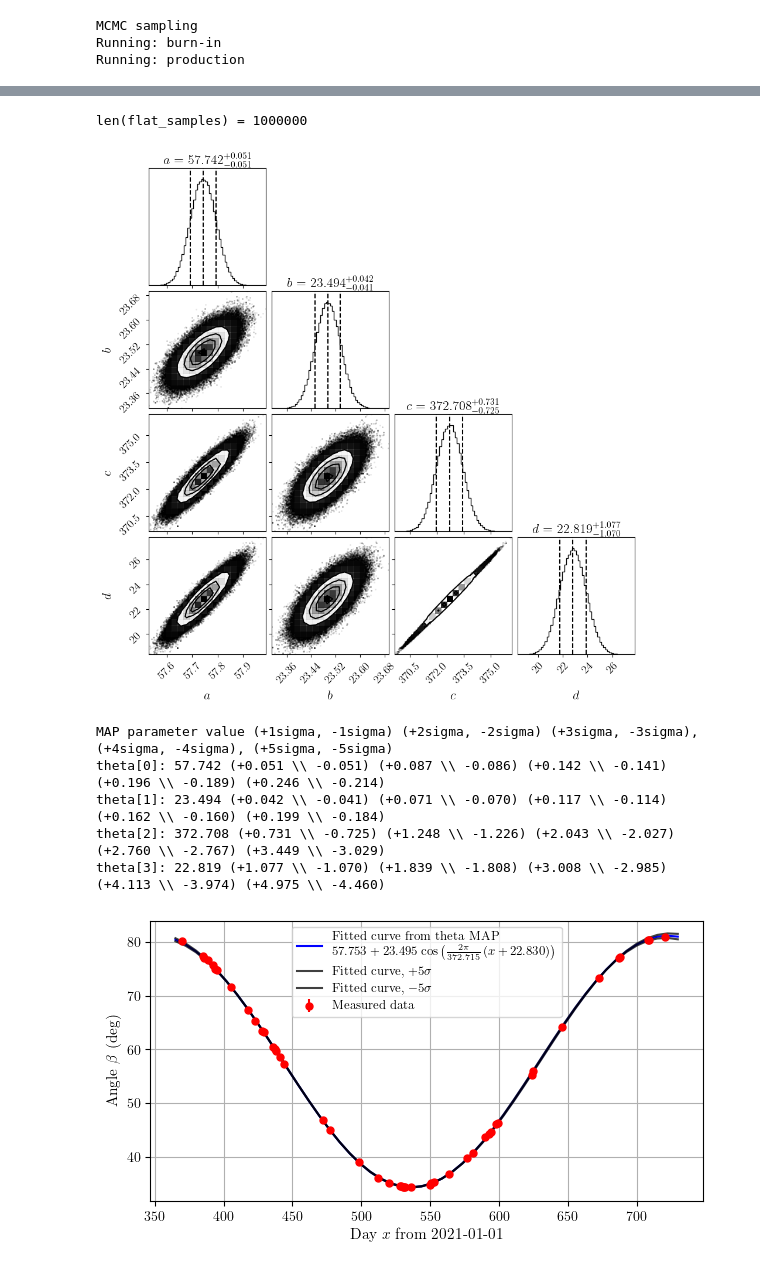
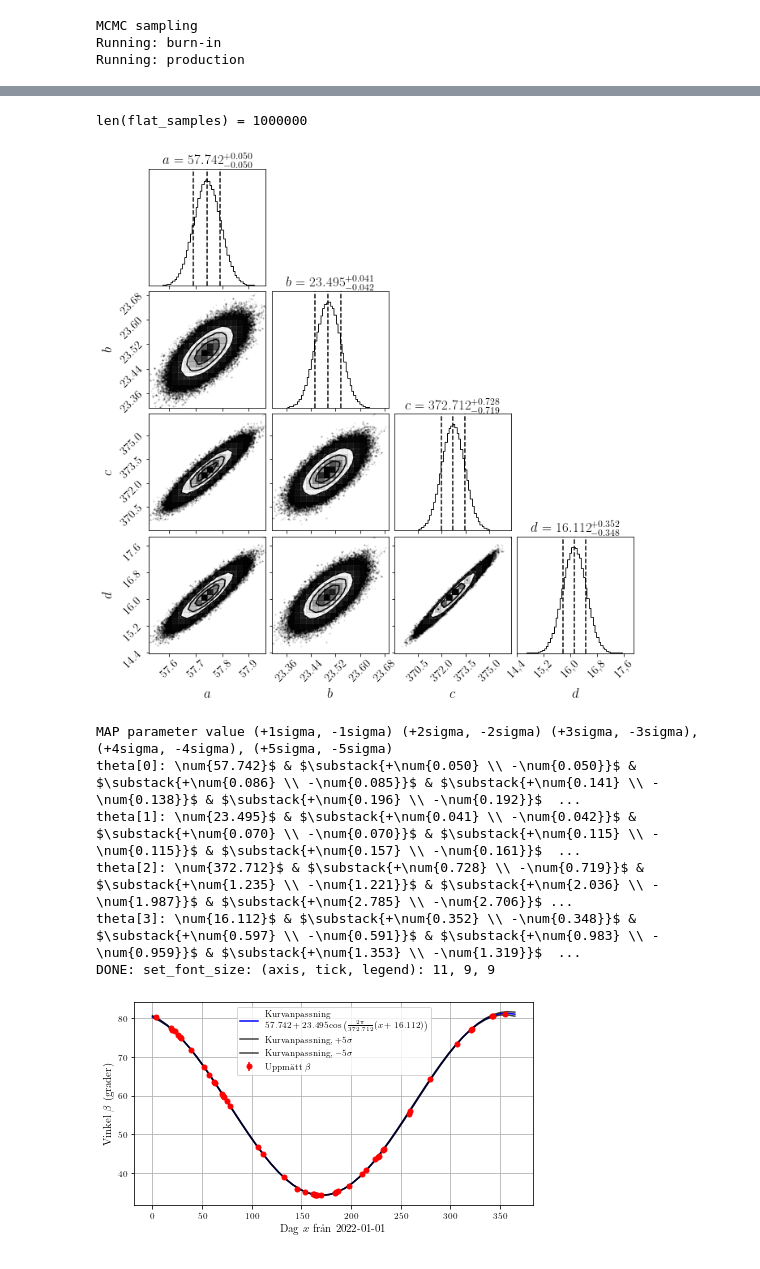
Before and after one commit to GottfridOlsson/Latitude-Measurements, a Jupyter notebook: bayesian_analysis.ipynb, the cells around one changed output, grey strips where cells are left out. Cells and saved outputs as stored; diff of their text form; code cells hidden in the pictures.

```diff
--- a/bayesian_analysis.ipynb
+++ b/bayesian_analysis.ipynb
@@ -65,10 +66,11 @@ d_min, d_max = -190, 190 # d is number of days in shift
 c_mu, c_sigma = 365.25, 1.0 # c is number of days in a year
 d_mu, d_sigma = 11.0, 2.0 # d is number of days in shift
 
+day = day - np.ones_like(day) - 365
 # Check that raw data looks good
 plt.title("Raw data")
 plt.errorbar(day, measured_data, yerr=sigma, color='r', marker='o', linestyle='')
-plt.xlabel("Day $x$ from 2021-01-01")
+plt.xlabel("Day $x$ from 2022-01-01") #changed to 2022
 plt.ylabel("Measured angle $\\alpha$ (deg)")
 plt.grid()
 # %% [output]
@@ -144,10 +146,10 @@ def run_MCMC(starting_position_walkers, number_of_walkers, number_of_dimensions,
 # Preparations to run MCMC #
 
 data = [day, measured_data, sigma]
-initial_theta = np.array([57.7, 23.5, 365.25, 10]) #initial parameter guess to help MCMC be faster
+initial_theta = np.array([57.7, 23.4, 365.25, 10]) #initial parameter guess to help MCMC be faster
 
 number_of_walkers = 10
-number_of_burn_in_steps = 1500
+number_of_burn_in_steps = 1000
 number_of_production_steps = 100000
 number_of_dimensions = len(initial_theta)
 MCMC_filename = f"MCMC_walkers{number_of_walkers}_burninsteps{number_of_burn_in_steps}_productionsteps{number_of_production_steps}"
@@ -205,9 +211,8 @@ fig = corner.corner(flat_samples,
                     quantiles=[0.16, 0.50, 0.84],
                     show_titles=True,
                     hist_bin_factor=3,
-                    title_kwargs={"fontsize": 16},
-                    label_kwargs={"fontsize": 16},)
-
+                    title_kwargs={"fontsize": 17},
+                    label_kwargs={"fontsize": 17},)
 # Styling
 for ax in fig.get_axes():
     ax.tick_params(axis='both', labelsize=14)
@@ -216,7 +221,7 @@ for ax in fig.get_axes():
 fig.savefig(f"MCMC figures/corner_{reader_filename}.pdf")
 # %% [output]
 len(flat_samples) = 1000000
-[figure, old version]
+[figure, new version]
 # %%
 # GET THETA THAT MAXIMIZES POSTERIOR PROBABILITY #
 theta_MAP, theta_MAP_plus_one_sigma, theta_MAP_minus_one_sigma, theta_MAP_plus_two_sigma, theta_MAP_minus_two_sigma, theta_MAP_plus_three_sigma, theta_MAP_minus_three_sigma, theta_MAP_plus_four_sigma, theta_MAP_minus_four_sigma, theta_MAP_plus_five_sigma, theta_MAP_minus_five_sigma = [], [], [], [], [], [], [], [], [], [], []
@@ -235,46 +240,48 @@ for i in range(number_of_dimensions):
 
     theta_MAP_plus_four_sigma.append(np.percentile(flat_samples[:,i], [99.9936657]))
     theta_MAP_minus_four_sigma.append(np.percentile(flat_samples[:,i], [100-99.9936657]))
 
     theta_MAP_plus_five_sigma.append(np.percentile(flat_samples[:,i], [99.9999426696856]))
     theta_MAP_minus_five_sigma.append(np.percentile(flat_samples[:,i], [100-99.9999426696856]))
 
-    string = "theta[%.0d]: %.3f (+%.3f \\\\ -%.3f) (+%.3f \\\\ -%.3f) (+%.3f \\\\ -%.3f) (+%.3f \\\\ -%.3f) (+%.3f \\\\ -%.3f)" % (i, theta_MAP[i], theta_MAP_plus_one_sigma[i]-theta_MAP[i], theta_MAP[i]-theta_MAP_minus_one_sigma[i], theta_MAP_plus_two_sigma[i]-theta_MAP[i], theta_MAP[i]-theta_MAP_minus_two_sigma[i], theta_MAP_plus_three_sigma[i]-theta_MAP[i], theta_MAP[i]-theta_MAP_minus_three_sigma[i], theta_MAP_plus_four_sigma[i]-theta_MAP[i], theta_MAP[i]-theta_MAP_minus_four_sigma[i], theta_MAP_plus_five_sigma[i]-theta_MAP[i], theta_MAP[i]-theta_MAP_minus_five_sigma[i])
+    string = "theta[%.0d]: \\num{%.3f}$ & $\\substack{+\\num{%.3f} \\\\ -\\num{%.3f}}$ & $\\substack{+\\num{%.3f} \\\\ -\\num{%.3f}}$ & $\\substack{+\\num{%.3f} \\\\ -\\num{%.3f}}$ & $\\substack{+\\num{%.3f} \\\\ -\\num{%.3f}}$ & $\\substack{+\\num{%.3f} \\\\ -\\num{%.3f}}$" % (i, theta_MAP[i], theta_MAP_plus_one_sigma[i]-theta_MAP[i], theta_MAP[i]-theta_MAP_minus_one_sigma[i], theta_MAP_plus_two_sigma[i]-theta_MAP[i], theta_MAP[i]-theta_MAP_minus_two_sigma[i], theta_MAP_plus_three_sigma[i]-theta_MAP[i], theta_MAP[i]-theta_MAP_minus_three_sigma[i], theta_MAP_plus_four_sigma[i]-theta_MAP[i], theta_MAP[i]-theta_MAP_minus_four_sigma[i], theta_MAP_plus_five_sigma[i]-theta_MAP[i], theta_MAP[i]-theta_MAP_minus_five_sigma[i])
     print(string)
 
 
 
 
-theta_MAP = [57.753, 23.495, 372.715, 22.830]
-days_linspace = np.linspace(365, 2*365)
+#theta_MAP = [57.753, 23.495, 372.715, 22.830]
+days_linspace = np.linspace(0, 365)
 fitted_curve_theta_MAP = calculate_fitted_curve(theta_MAP, days_linspace)
 fitted_curve_theta_MAP_plus_one_sigma  = calculate_fitted_curve(theta_MAP_plus_one_sigma, days_linspace)
 fitted_curve_theta_MAP_minus_one_sigma = calculate_fitted_curve(theta_MAP_minus_one_sigma, days_linspace)
 fitted_curve_theta_MAP_plus_five_sigma  = calculate_fitted_curve(theta_MAP_plus_five_sigma, days_linspace)
 fitted_curve_theta_MAP_minus_five_sigma = calculate_fitted_curve(theta_MAP_minus_five_sigma, days_linspace)
 
-fitted_curve_label = "Fitted curve from theta MAP\n$%.3f + %.3f\\cos\\left(\\frac{2\\pi}{%.3f}(x+%.3f)\\right)$" % (theta_MAP[0], theta_MAP[1], theta_MAP[2], theta_MAP[3])
+fitted_curve_label = "Kurvanpassning\n$%.3f + %.3f\\cos\\left(\\frac{2\\pi}{%.3f}(x+%.3f)\\right)$" % (theta_MAP[0], theta_MAP[1], theta_MAP[2], theta_MAP[3])
 
 #plt.title("Measured data compared to Bayesian analysis")
 #plt.rcParams['figure.figsize'] = (20/2.54, 11/2.54)
-plt.errorbar(day, measured_data, yerr=sigma, color='r', marker='o', markersize=5, linestyle='', label='Measured data')
+plt.errorbar(day, measured_data, yerr=sigma, color='r', marker='o', markersize=5, linestyle='', label='Uppmätt $\\beta$')
 plt.plot(days_linspace, fitted_curve_theta_MAP, color='b', label=fitted_curve_label)
-plt.plot(days_linspace, fitted_curve_theta_MAP_plus_five_sigma, color='k', alpha=0.75, label='Fitted curve, $+5\\sigma$')
-plt.plot(days_linspace, fitted_curve_theta_MAP_minus_five_sigma, color='k', alpha=0.75, label='Fitted curve, $-5\\sigma$')
-plt.xlabel("Day $x$ from 2021-01-01")
-plt.ylabel("Angle $\\beta$ (deg)")
+plt.plot(days_linspace, fitted_curve_theta_MAP_plus_five_sigma, color='k', alpha=0.75, label='Kurvanpassning, $+5\\sigma$')
+plt.plot(days_linspace, fitted_curve_theta_MAP_minus_five_sigma, color='k', alpha=0.75, label='Kurvanpassning, $-5\\sigma$')
+plt.xlabel("Dag $x$ från 2022-01-01")
+plt.ylabel("Vinkel $\\beta$ (grader)")
 plt.legend()
 plt.grid()
+set_font_size(11,9,9)
 #plt.xlim(480, 600)
 #plt.ylim(30, 50)
 plt.tight_layout()
 plt.savefig(f"MCMC figures/Measured_compared_bayesian_analysis_5sigma.pdf")
 # %% [output]
 MAP parameter value (+1sigma, -1sigma) (+2sigma, -2sigma) (+3sigma, -3sigma), (+4sigma, -4sigma), (+5sigma, -5sigma)
-theta[0]: 57.742 (+0.051 \\ -0.051) (+0.087 \\ -0.086) (+0.142 \\ -0.141) (+0.196 \\ -0.189) (+0.246 \\ -0.214)
-theta[1]: 23.494 (+0.042 \\ -0.041) (+0.071 \\ -0.070) (+0.117 \\ -0.114) (+0.162 \\ -0.160) (+0.199 \\ -0.184)
-theta[2]: 372.708 (+0.731 \\ -0.725) (+1.248 \\ -1.226) (+2.043 \\ -2.027) (+2.760 \\ -2.767) (+3.449 \\ -3.029)
-theta[3]: 22.819 (+1.077 \\ -1.070) (+1.839 \\ -1.808) (+3.008 \\ -2.985) (+4.113 \\ -3.974) (+4.975 \\ -4.460)
+theta[0]: \num{57.742}$ & $\substack{+\num{0.050} \\ -\num{0.050}}$ & $\substack{+\num{0.086} \\ -\num{0.085}}$ & $\substack{+\num{0.141} \\ -\num{0.138}}$ & $\substack{+\num{0.196} \\ -\num{0.192}}$  ...
+theta[1]: \num{23.495}$ & $\substack{+\num{0.041} \\ -\num{0.042}}$ & $\substack{+\num{0.070} \\ -\num{0.070}}$ & $\substack{+\num{0.115} \\ -\num{0.115}}$ & $\substack{+\num{0.157} \\ -\num{0.161}}$  ...
+theta[2]: \num{372.712}$ & $\substack{+\num{0.728} \\ -\num{0.719}}$ & $\substack{+\num{1.235} \\ -\num{1.221}}$ & $\substack{+\num{2.036} \\ -\num{1.987}}$ & $\substack{+\num{2.785} \\ -\num{2.706}}$ ...
+theta[3]: \num{16.112}$ & $\substack{+\num{0.352} \\ -\num{0.348}}$ & $\substack{+\num{0.597} \\ -\num{0.591}}$ & $\substack{+\num{0.983} \\ -\num{0.959}}$ & $\substack{+\num{1.353} \\ -\num{1.319}}$  ...
+DONE: set_font_size: (axis, tick, legend): 11, 9, 9
-[figure, old version]
+[figure, new version]
 # %%
 # Histogram of samples from MCMC #
```
Also changed, not shown: parts of 4 cells of this notebook, 14 other files.
